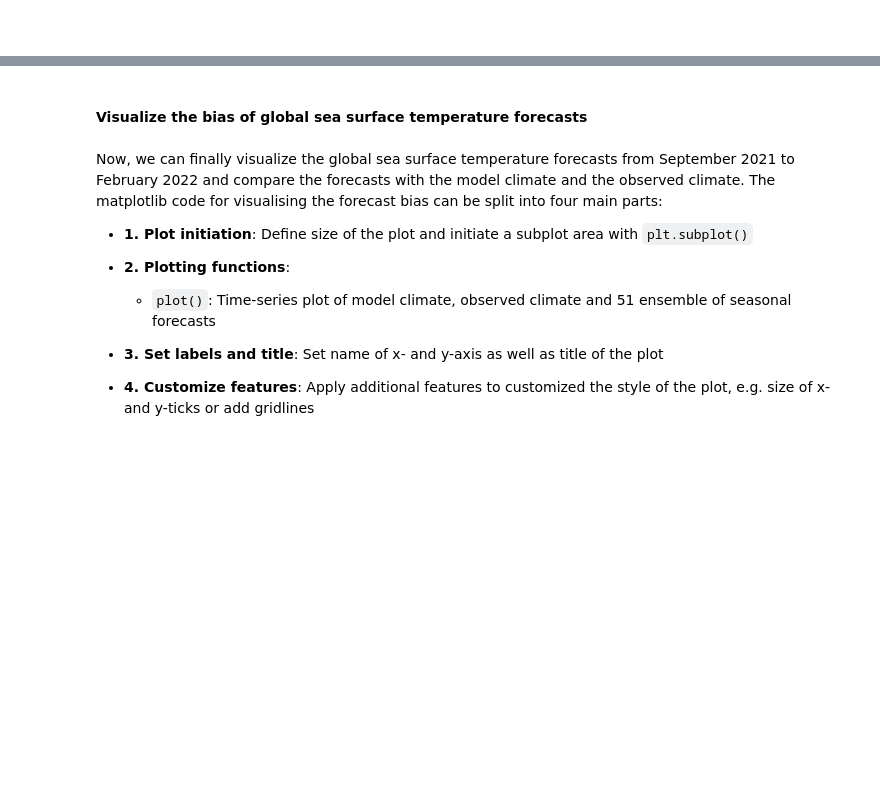
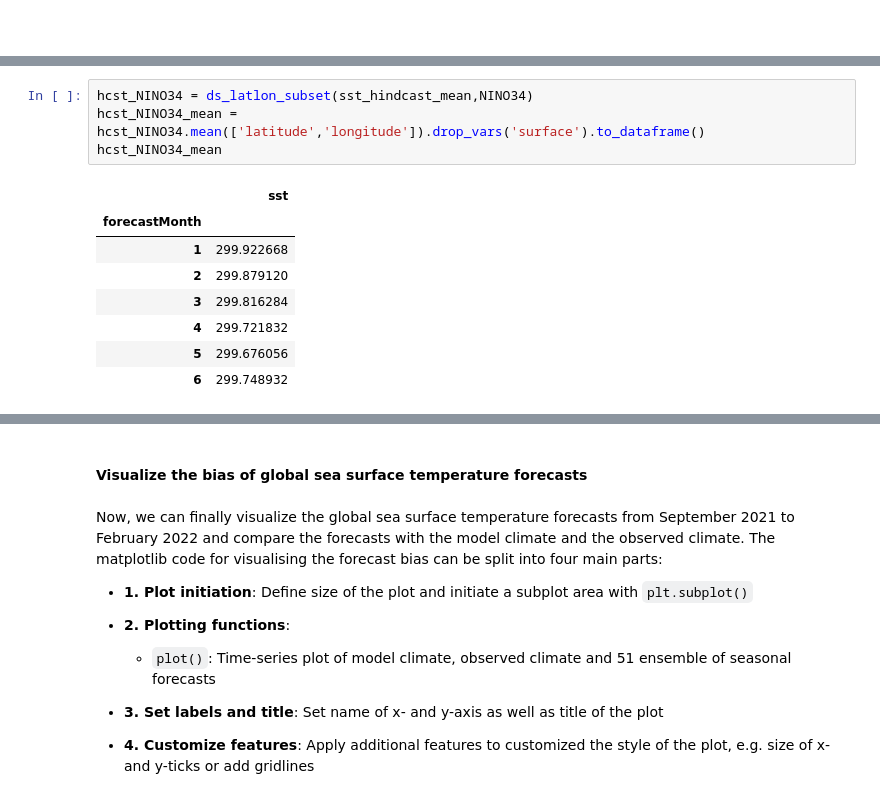
Before and after one commit to edupenabad/copernicus-training, a Jupyter notebook: 122_c3s_seasonal_forecasts_bias_correction.ipynb, the cells around one changed output, grey strips where cells are left out. Saved outputs shown, nothing was run; the diff lists cells and outputs as text; blank space fills up the shorter version.

```diff
--- a/122_c3s_seasonal_forecasts_bias_correction.ipynb
+++ b/122_c3s_seasonal_forecasts_bias_correction.ipynb
@@ -569,0 +581,13 @@ sst_forecast_global_df_final
+# %%
+hcst_NINO34 = ds_latlon_subset(sst_hindcast_mean,NINO34)
+hcst_NINO34_mean = hcst_NINO34.mean(['latitude','longitude']).drop_vars('surface').to_dataframe()
+hcst_NINO34_mean
+# %% [output]
+|  | sst |
+| forecastMonth |  |
+| 1 | 299.922668 |
+| 2 | 299.879120 |
+| 3 | 299.816284 |
+| 4 | 299.721832 |
+| 5 | 299.676056 |
+| 6 | 299.748932 |
```
Also changed, not shown: parts of 34 cells of this notebook.
